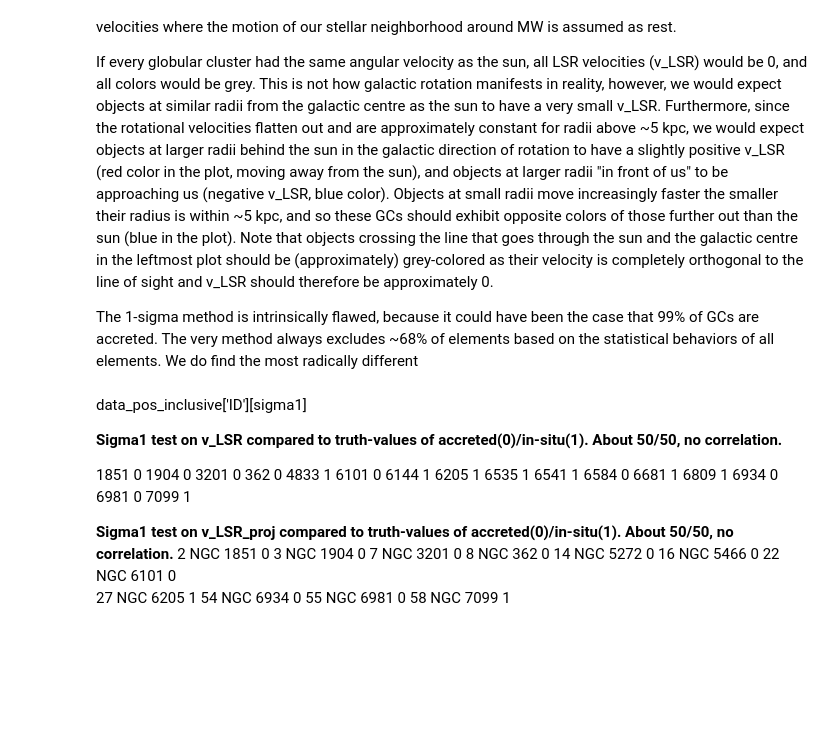
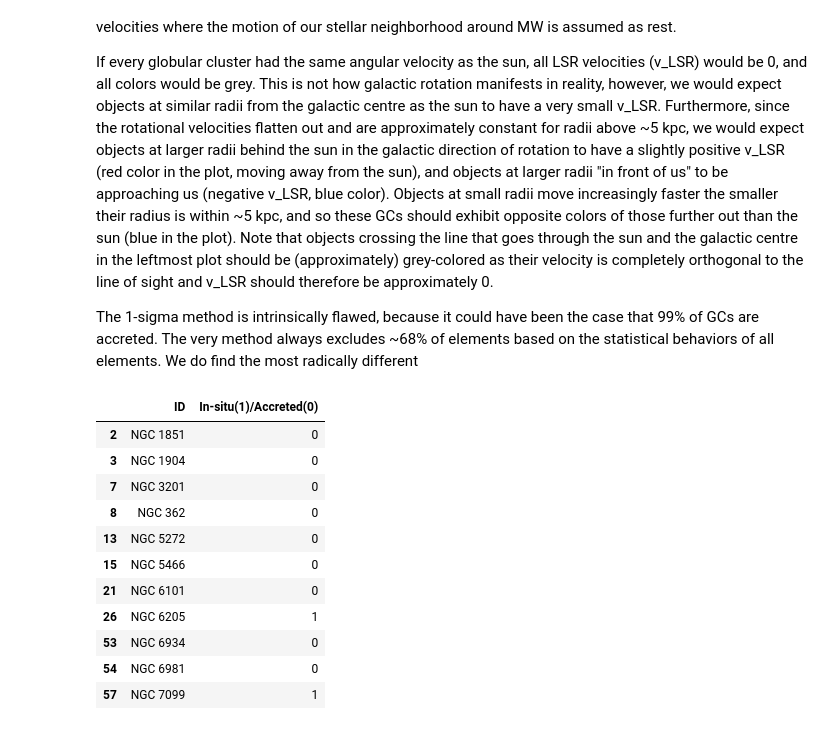
Before and after one commit to SS-UNSW/PHYS3116-Ethan-Slava, a Jupyter notebook: option1.ipynb, the cells around one changed output. Drawn from its saved outputs; the diff is of its cells as text; code cells hidden in the pictures; blank space fills up the shorter version.

```diff
--- a/option1.ipynb
+++ b/option1.ipynb
@@ -756,42 +773,23 @@ Note that objects crossing the line that goes through the sun and the galactic c
 
 
 The 1-sigma method is intrinsically flawed, because it could have been the case that 99% of GCs are accreted. The very method always excludes ~68% of elements based on the statistical behaviors of all elements. We do find the most radically different
-# %% [markdown]
-data_pos_inclusive['ID'][sigma1]
-
-
-**Sigma1 test on v_LSR compared to truth-values of accreted(0)/in-situ(1). About 50/50, no correlation.**
-
-1851 0
-1904 0
-3201 0
-362  0
-4833 1
-6101 0
-6144 1
-6205 1
-6535 1
-6541 1
-6584 0
-6681 1
-6809 1
-6934 0
-6981 0
-7099 1
-
-
-**Sigma1 test on v_LSR_proj compared to truth-values of accreted(0)/in-situ(1). About 50/50, no correlation.**
-2     NGC 1851  0
-3     NGC 1904  0
-7     NGC 3201  0
-8      NGC 362  0
-14    NGC 5272  0
-16    NGC 5466  0
-22    NGC 6101  0
-27    NGC 6205  1
-54    NGC 6934  0
-55    NGC 6981  0
-58    NGC 7099  1
+# %%
+# Sigma 1 test on projected velocities provides:
+
+data_sigma1_proj
+# %% [output]
+|  | ID | In-situ(1)/Accreted(0) |
+| 2 | NGC 1851 | 0 |
+| 3 | NGC 1904 | 0 |
+| 7 | NGC 3201 | 0 |
+| 8 | NGC 362 | 0 |
+| 13 | NGC 5272 | 0 |
+| 15 | NGC 5466 | 0 |
+| 21 | NGC 6101 | 0 |
+| 26 | NGC 6205 | 1 |
+| 53 | NGC 6934 | 0 |
+| 54 | NGC 6981 | 0 |
+| 57 | NGC 7099 | 1 |
 # %%
 #Code for grabbing individual GCs from the plot
 
```
Also changed, not shown: parts of 7 cells of this notebook.
